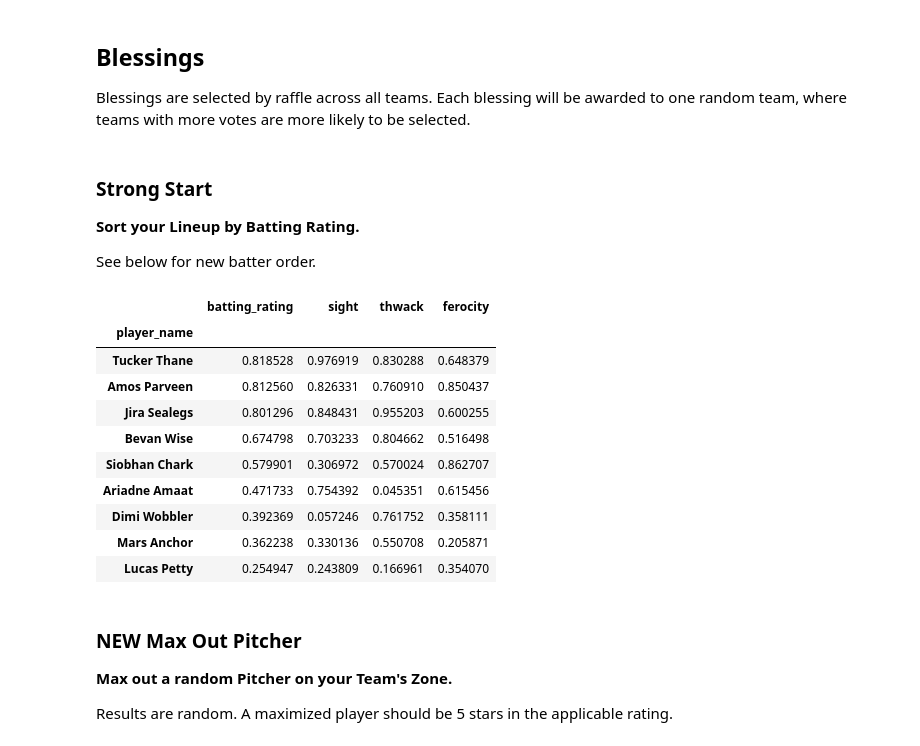
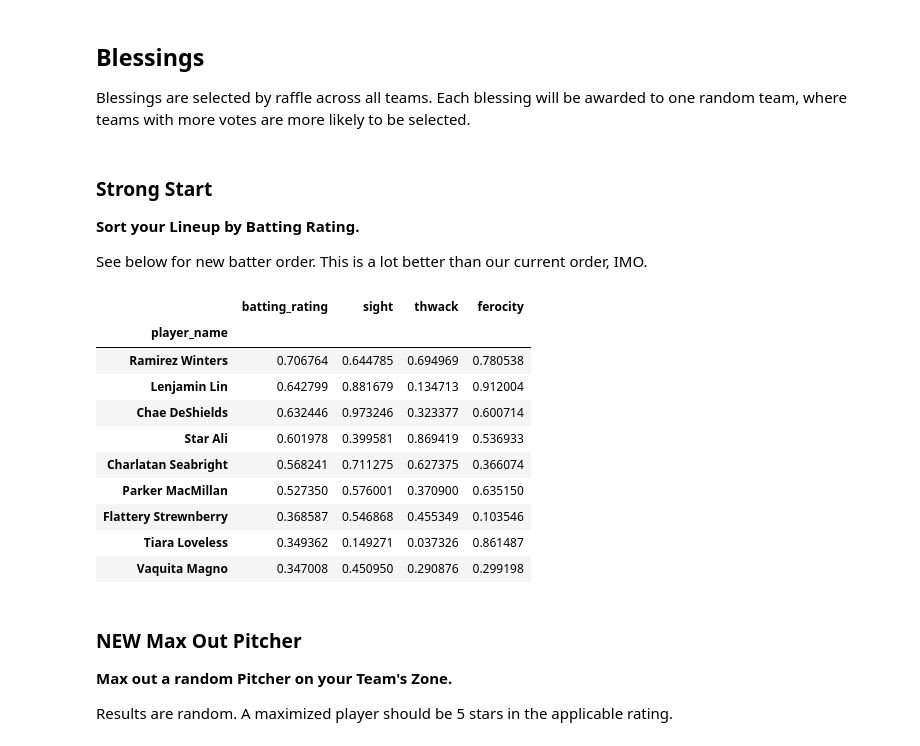
Before and after one commit to robbyblum/blaseball_notebooks, a Jupyter notebook: election_notes/s1.ipynb, the cells around one changed output. Drawn from its saved outputs; the diff is of its cells as text; code cells hidden in the pictures.

```diff
--- a/election_notes/s1.ipynb
+++ b/election_notes/s1.ipynb
@@ -28,0 +33,3 @@ pies = nlumpy_get_team_players('23e4cbc1-e9cd-47fa-a35b-bfa06f726cb7')
+# %%
+# crabs = all_data[all_data["team_id"] == "8d87c468-699a-47a8-b40d-cfb73a5660ad"].copy()
+crabs = nlumpy_get_team_players("8d87c468-699a-47a8-b40d-cfb73a5660ad")
@@ -41,21 +98,21 @@ more votes are more likely to be selected.
 
 **Sort your Lineup by Batting Rating.**
 
-See below for new batter order.
+See below for new batter order. This is a lot better than our current order, IMO.
 # %%
-set_heatmap(get_batting_stlats(pies).sort_values(by=['batting_rating'], ascending=False), maxVal=1)
+set_heatmap(get_batting_stlats(crabs).sort_values(by=['batting_rating'], ascending=False), maxVal=1)
 # %% [output]
 |  | batting_rating | sight | thwack | ferocity |
 | player_name |  |  |  |  |
-| Tucker Thane | 0.818528 | 0.976919 | 0.830288 | 0.648379 |
-| Amos Parveen | 0.812560 | 0.826331 | 0.760910 | 0.850437 |
-| Jira Sealegs | 0.801296 | 0.848431 | 0.955203 | 0.600255 |
-| Bevan Wise | 0.674798 | 0.703233 | 0.804662 | 0.516498 |
-| Siobhan Chark | 0.579901 | 0.306972 | 0.570024 | 0.862707 |
-| Ariadne Amaat | 0.471733 | 0.754392 | 0.045351 | 0.615456 |
-| Dimi Wobbler | 0.392369 | 0.057246 | 0.761752 | 0.358111 |
-| Mars Anchor | 0.362238 | 0.330136 | 0.550708 | 0.205871 |
-| Lucas Petty | 0.254947 | 0.243809 | 0.166961 | 0.354070 |
+| Ramirez Winters | 0.706764 | 0.644785 | 0.694969 | 0.780538 |
+| Lenjamin Lin | 0.642799 | 0.881679 | 0.134713 | 0.912004 |
+| Chae DeShields | 0.632446 | 0.973246 | 0.323377 | 0.600714 |
+| Star Ali | 0.601978 | 0.399581 | 0.869419 | 0.536933 |
+| Charlatan Seabright | 0.568241 | 0.711275 | 0.627375 | 0.366074 |
+| Parker MacMillan | 0.527350 | 0.576001 | 0.370900 | 0.635150 |
+| Flattery Strewnberry | 0.368587 | 0.546868 | 0.455349 | 0.103546 |
+| Tiara Loveless | 0.349362 | 0.149271 | 0.037326 | 0.861487 |
+| Vaquita Magno | 0.347008 | 0.450950 | 0.290876 | 0.299198 |
 # %% [markdown]
 ### NEW Max Out Pitcher
 
```
Also changed, not shown: parts of 31 cells of this notebook.
